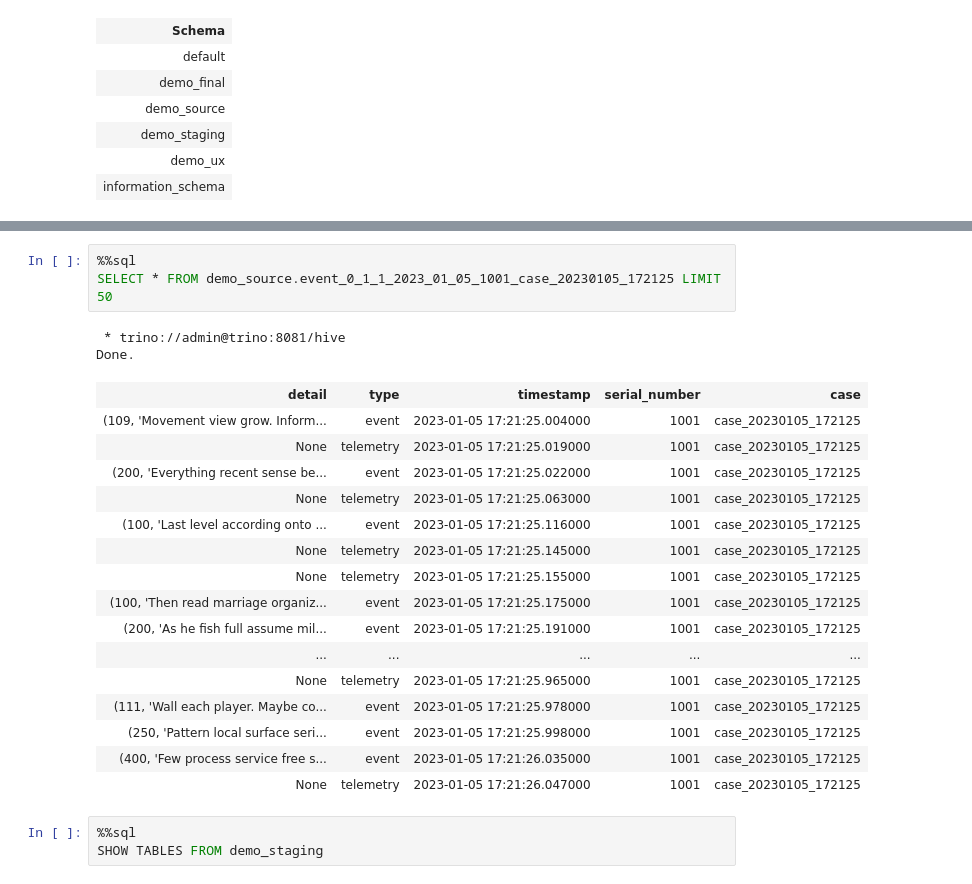
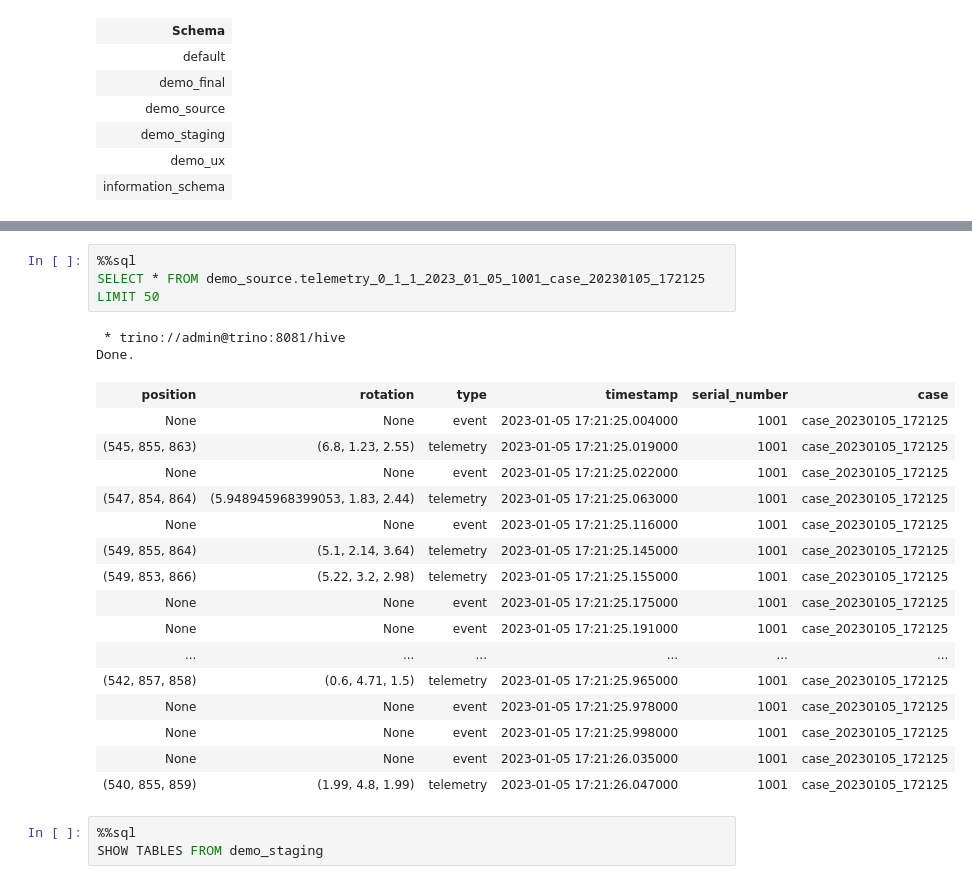
Before and after one commit to NeuronSphere/demo-config-transform-device-load, a Jupyter notebook: src/notebooks/query_event.ipynb, the cells around one changed output, grey strips where cells are left out. Drawn from its saved outputs; the diff is of its cells as text.

```diff
--- a/src/notebooks/query_event.ipynb
+++ b/src/notebooks/query_event.ipynb
@@ -37,25 +46,25 @@ Done.
 # %%
 %%sql
-SELECT * FROM demo_source.event_0_1_1_2023_01_05_1001_case_20230105_172125 LIMIT 50
+SELECT * FROM demo_source.telemetry_0_1_1_2023_01_05_1001_case_20230105_172125 LIMIT 50
 # %% [output]
  * trino://admin@trino:8081/hive
 Done.
-| detail | type | timestamp | serial_number | case |
-| (109, 'Movement view grow. Inform... | event | 2023-01-05 17:21:25.004000 | 1001 | case_20230105_172125 |
-| None | telemetry | 2023-01-05 17:21:25.019000 | 1001 | case_20230105_172125 |
-| (200, 'Everything recent sense be... | event | 2023-01-05 17:21:25.022000 | 1001 | case_20230105_172125 |
-| None | telemetry | 2023-01-05 17:21:25.063000 | 1001 | case_20230105_172125 |
-| (100, 'Last level according onto ... | event | 2023-01-05 17:21:25.116000 | 1001 | case_20230105_172125 |
-| None | telemetry | 2023-01-05 17:21:25.145000 | 1001 | case_20230105_172125 |
-| None | telemetry | 2023-01-05 17:21:25.155000 | 1001 | case_20230105_172125 |
-| (100, 'Then read marriage organiz... | event | 2023-01-05 17:21:25.175000 | 1001 | case_20230105_172125 |
-| (200, 'As he fish full assume mil... | event | 2023-01-05 17:21:25.191000 | 1001 | case_20230105_172125 |
-| ... | ... | ... | ... | ... |
-| None | telemetry | 2023-01-05 17:21:25.965000 | 1001 | case_20230105_172125 |
-| (111, 'Wall each player. Maybe co... | event | 2023-01-05 17:21:25.978000 | 1001 | case_20230105_172125 |
-| (250, 'Pattern local surface seri... | event | 2023-01-05 17:21:25.998000 | 1001 | case_20230105_172125 |
-| (400, 'Few process service free s... | event | 2023-01-05 17:21:26.035000 | 1001 | case_20230105_172125 |
-| None | telemetry | 2023-01-05 17:21:26.047000 | 1001 | case_20230105_172125 |
+| position | rotation | type | timestamp | serial_number | case |
+| None | None | event | 2023-01-05 17:21:25.004000 | 1001 | case_20230105_172125 |
+| (545, 855, 863) | (6.8, 1.23, 2.55) | telemetry | 2023-01-05 17:21:25.019000 | 1001 | case_20230105_172125 |
+| None | None | event | 2023-01-05 17:21:25.022000 | 1001 | case_20230105_172125 |
+| (547, 854, 864) | (5.948945968399053, 1.83, 2.44) | telemetry | 2023-01-05 17:21:25.063000 | 1001 | case_20230105_172125 |
+| None | None | event | 2023-01-05 17:21:25.116000 | 1001 | case_20230105_172125 |
+| (549, 855, 864) | (5.1, 2.14, 3.64) | telemetry | 2023-01-05 17:21:25.145000 | 1001 | case_20230105_172125 |
+| (549, 853, 866) | (5.22, 3.2, 2.98) | telemetry | 2023-01-05 17:21:25.155000 | 1001 | case_20230105_172125 |
+| None | None | event | 2023-01-05 17:21:25.175000 | 1001 | case_20230105_172125 |
+| None | None | event | 2023-01-05 17:21:25.191000 | 1001 | case_20230105_172125 |
+| ... | ... | ... | ... | ... | ... |
+| (542, 857, 858) | (0.6, 4.71, 1.5) | telemetry | 2023-01-05 17:21:25.965000 | 1001 | case_20230105_172125 |
+| None | None | event | 2023-01-05 17:21:25.978000 | 1001 | case_20230105_172125 |
+| None | None | event | 2023-01-05 17:21:25.998000 | 1001 | case_20230105_172125 |
+| None | None | event | 2023-01-05 17:21:26.035000 | 1001 | case_20230105_172125 |
+| (540, 855, 859) | (1.99, 4.8, 1.99) | telemetry | 2023-01-05 17:21:26.047000 | 1001 | case_20230105_172125 |
 # %%
 %%sql
 SHOW TABLES FROM demo_staging
```
Also changed, not shown: parts of 2 cells of this notebook.
